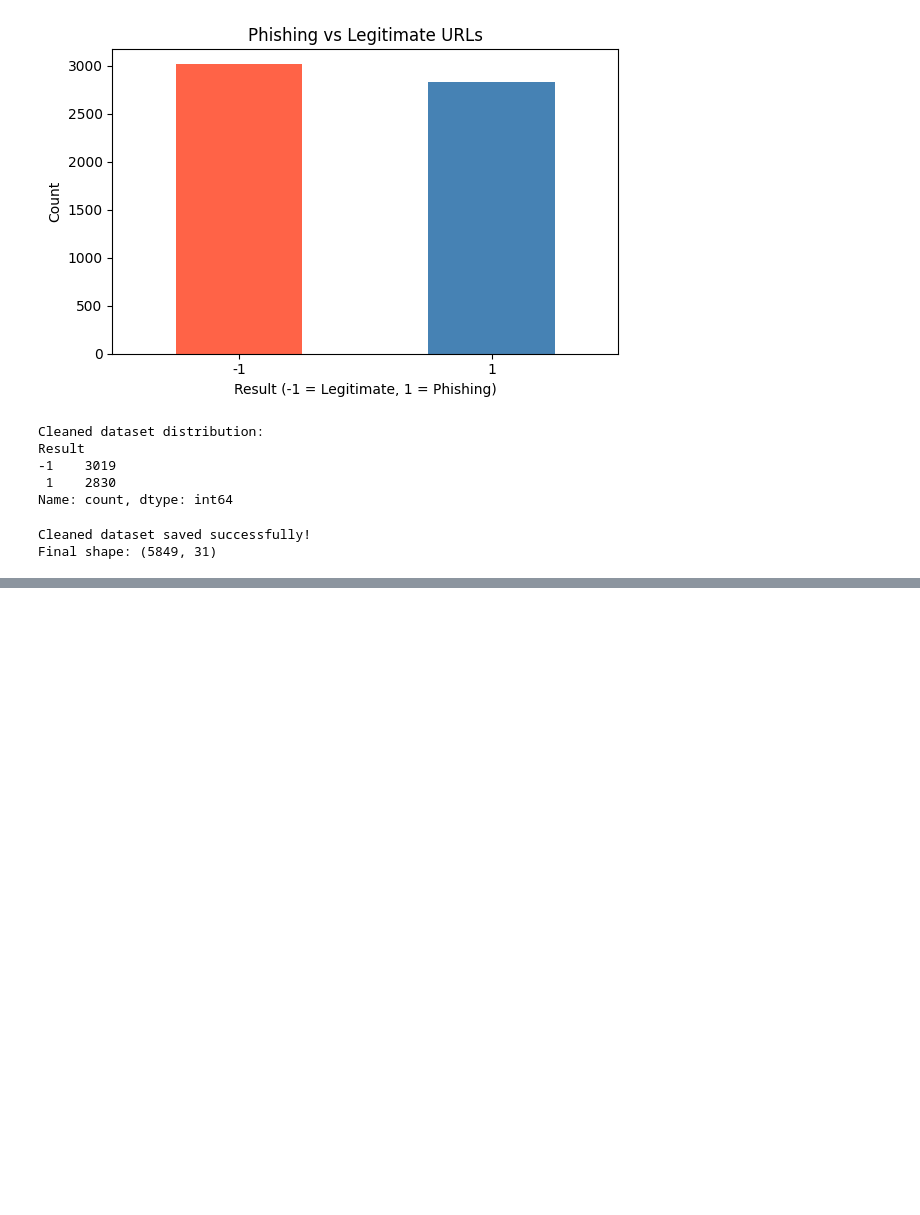
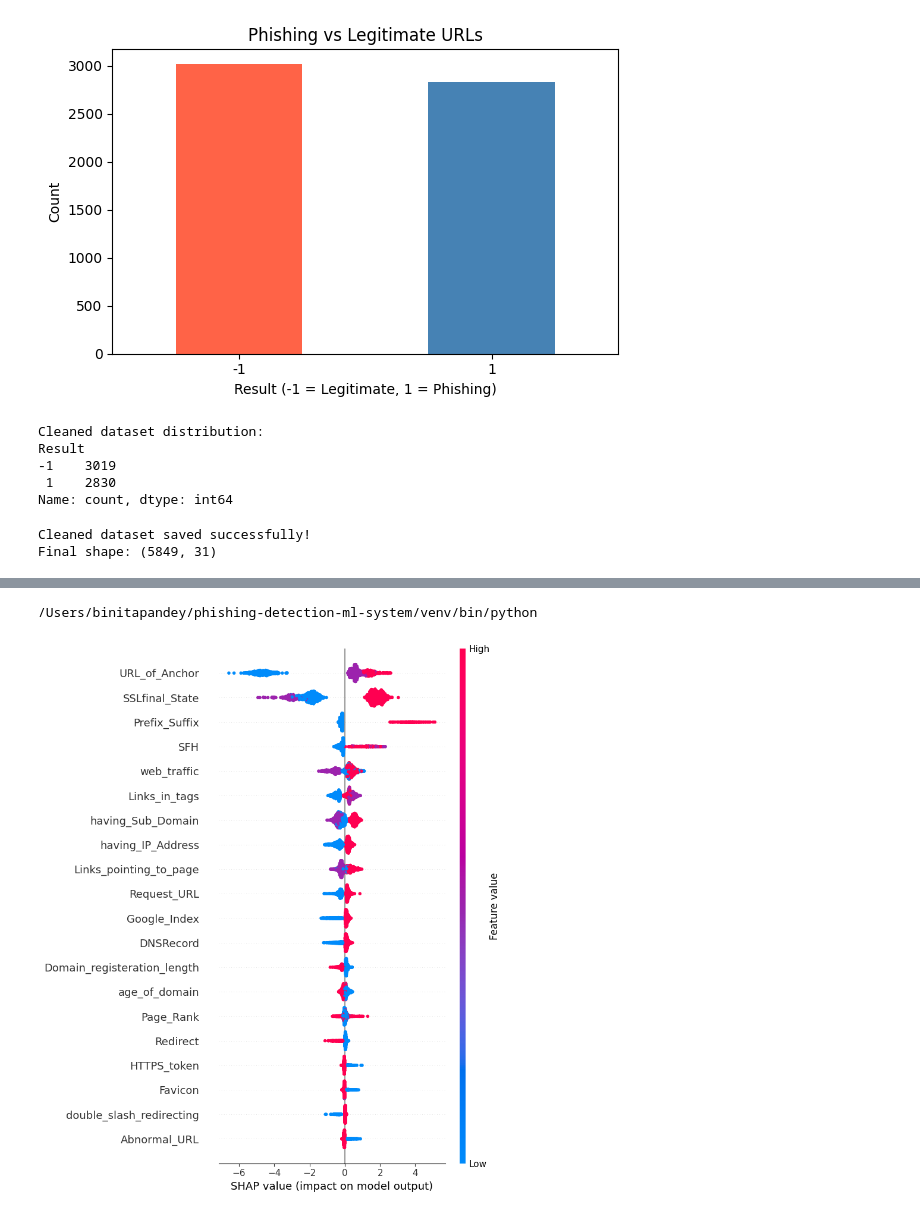
Before and after one commit to BinitaPandey12/phishing-detection-ml-system, a Jupyter notebook: notebooks/phishing_url_preparation.ipynb, the cells around one changed output, grey strips where cells are left out. Drawn from its saved outputs; the diff is of its cells as text; code cells hidden in the pictures; blank space fills up the shorter version.

```diff
--- a/notebooks/phishing_url_preparation.ipynb
+++ b/notebooks/phishing_url_preparation.ipynb
@@ -217,0 +1383,18 @@ Final shape: (5849, 31)
+# %%
+import shap
+
+explainer = shap.TreeExplainer(xgb_model)
+# %%
+import sys
+print(sys.executable)
+# %% [output]
+/Users/binitapandey/phishing-detection-ml-system/venv/bin/python
+# %%
+shap_values = explainer.shap_values(X_test)
+# %%
+shap.summary_plot(
+    shap_values,
+    X_test
+)
+# %% [output]
+[figure, added]
```
Also changed, not shown: parts of 131 cells of this notebook, 11 other files.
